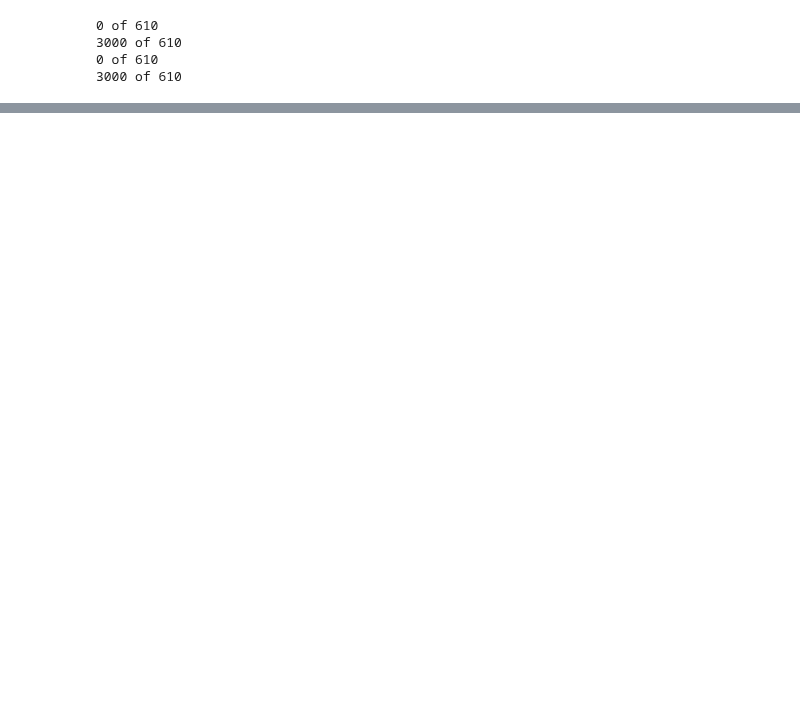
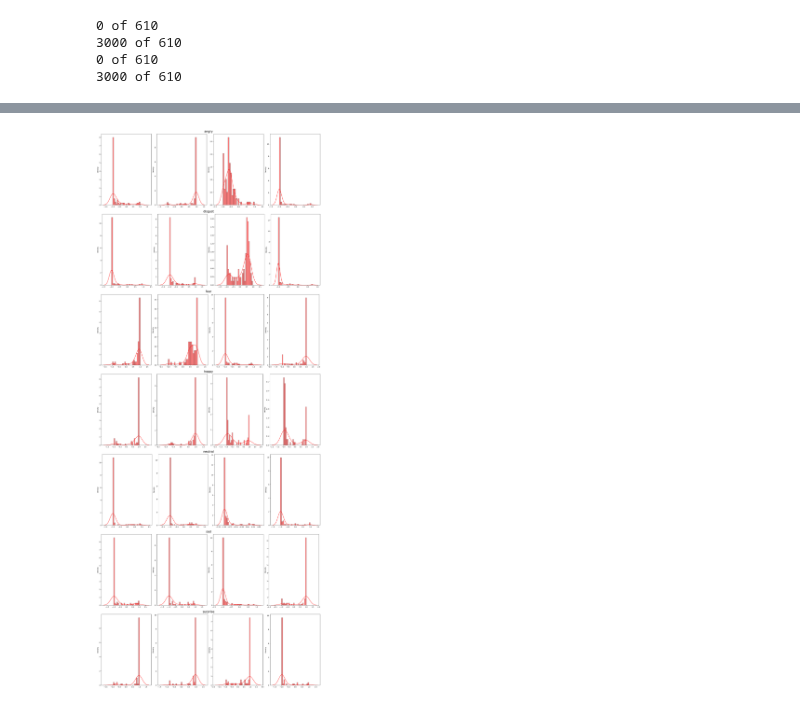
Before and after one commit to BlackFox1197/masterarbeit_programming, a Jupyter notebook: notebooks/eval_notebooks/dimensions_evaluation.ipynb, the cells around one changed output, grey strips where cells are left out. Cells and saved outputs as stored; diff of their text form; code cells hidden in the pictures; blank space fills up the shorter version.

Commit message:
working on representation of density distribution data

```diff
--- a/notebooks/eval_notebooks/dimensions_evaluation.ipynb
+++ b/notebooks/eval_notebooks/dimensions_evaluation.ipynb
@@ -123,23 +102,0 @@ surprise &     [0.76, 0.78, 0.59, -0.79] &   [0.29, 0.23, 0.4, 0.25] \\
-# %%
-import warnings
-warnings.filterwarnings('ignore')
-from matplotlib import pyplot as plt
-import seaborn as sns
-
-
-
-
-
-for label in data_set.encoded_dataset.label_list:
-    #print(f"--------------------------------------------- {label} --------------------------------------------")
-    fig, ax = plt.subplots(nrows=1, ncols=4, figsize=(20, 4))
-    fig.suptitle(f'{label}', fontsize=16)
-    #sns.displot(arra[label], bins=100, color="g", kde=True)
-    sns.histplot([item[0] for item in arra[label]], bins=25, color="r", ax=ax[0], kde=True, kde_kws={"cut": 3}, stat="density")
-    sns.histplot([item[1] for item in arra[label]], bins=25, color="r", ax=ax[1], kde=True, kde_kws={"cut": 3}, stat="density")
-    sns.histplot([item[2] for item in arra[label]], bins=25, color="r", ax=ax[2], kde=True, kde_kws={"cut": 3}, stat="density")
-    sns.histplot([item[3] for item in arra[label]], bins=25, color="r", ax=ax[3], kde=True, kde_kws={"cut": 3}, stat="density")
-    plt.show()
-
-# sns.displot(arra["angry"], bins=100, color="g", kde=True)
-# plt.show()
@@ -154,20 +102,0 @@ for label in data_set.encoded_dataset.label_list:
-# %%
-import warnings
-warnings.filterwarnings('ignore')
-from matplotlib import pyplot as plt
-import seaborn as sns
-
-
-
-
-
-for label in data_set.encoded_dataset.label_list:
-    #print(f"--------------------------------------------- {label} --------------------------------------------")
-    fig, ax = plt.subplots(nrows=1, ncols=4, figsize=(20, 4))
-    fig.suptitle(f'{label}', fontsize=16)
-    #sns.displot(arra[label], bins=100, color="g", kde=True)
-    sns.histplot([item[0] for item in arra[label]], bins=25, color="r", ax=ax[0], kde=True, kde_kws={"cut": 3}, stat="density")
-    sns.histplot([item[1] for item in arra[label]], bins=25, color="r", ax=ax[1], kde=True, kde_kws={"cut": 3}, stat="density")
-    sns.histplot([item[2] for item in arra[label]], bins=25, color="r", ax=ax[2], kde=True, kde_kws={"cut": 3}, stat="density")
-    sns.histplot([item[3] for item in arra[label]], bins=25, color="r", ax=ax[3], kde=True, kde_kws={"cut": 3}, stat="density")
-    plt.show()
@@ -181,0 +163,4 @@ for label in data_set.encoded_dataset.label_list:
+# %%
+show_bars(arra, data_set.encoded_dataset.label_list)
+# %% [output]
+[figure, added]
```
Also changed, not shown: parts of 6 cells of this notebook, 4 other files.
